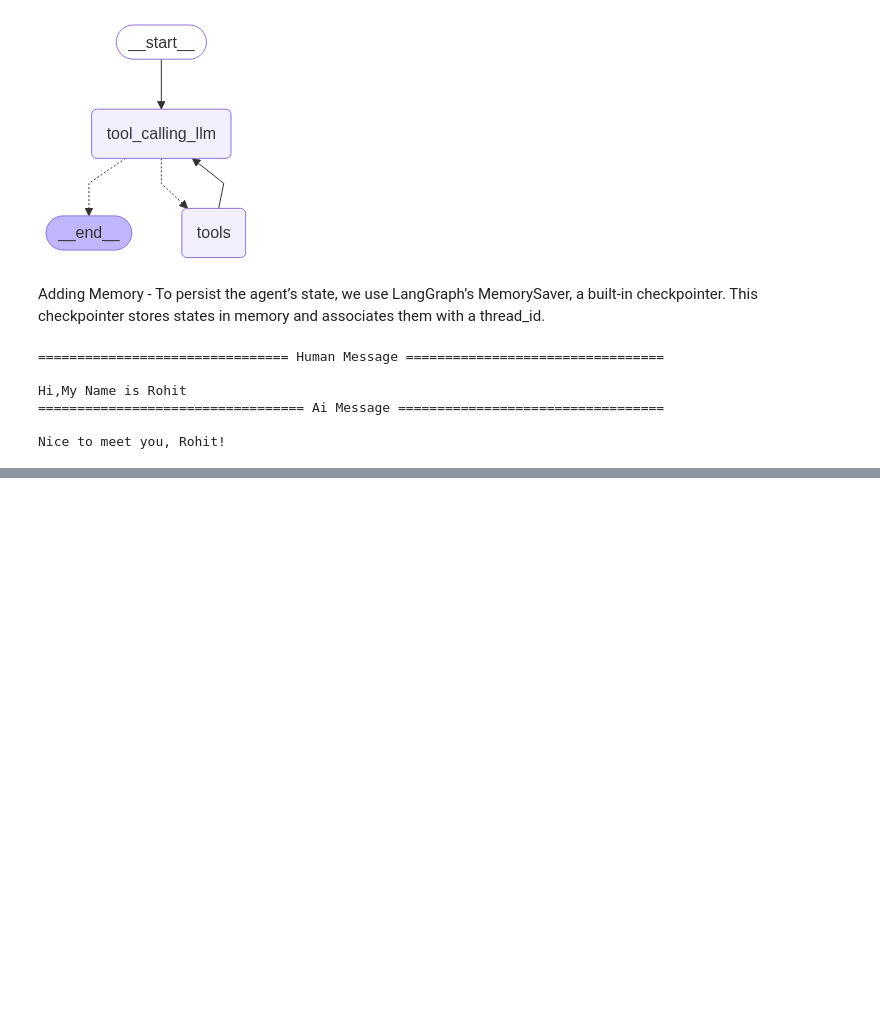
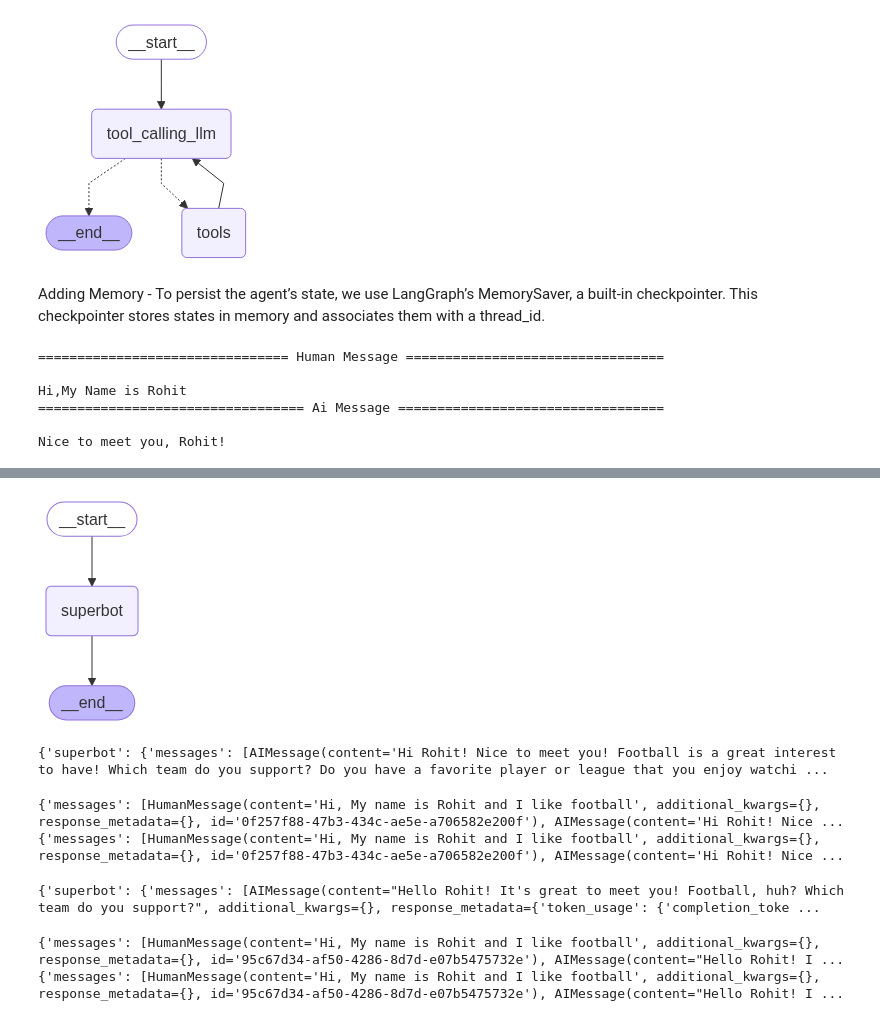
Before and after one commit to RohitRP22/Agentic_AI_repo, a Jupyter notebook: basic_chatbot/basic_chatbot.ipynb, the cells around one changed output, grey strips where cells are left out. Drawn from its saved outputs; the diff is of its cells as text; code cells hidden in the pictures; blank space fills up the shorter version.

Commit message:
Streaming (stream and astream technique)

```diff
--- a/basic_chatbot/basic_chatbot.ipynb
+++ b/basic_chatbot/basic_chatbot.ipynb
@@ -433,0 +460,53 @@ response['messages'][-1].content
+# %%
+from langgraph.checkpoint.memory import MemorySaver
+memory = MemorySaver()
+# %%
+def superbot(state: state) -> str:
+    """_summary_
+
+    Args:
+        state (state): _description_
+
+    Returns:
+        str: _description_
+    """
+    return {"messages": [llm.invoke(state["messages"])]}
+# %%
+graph = StateGraph(state)
+
+graph.add_node('superbot', superbot)
+# add the edge from START to the superbot node
+graph.add_edge(START, 'superbot')
+graph.add_edge('superbot', END)
+# Create the graph or compile the graph
+graph_builder = graph.compile(checkpointer=memory)
+
+display(Image(graph_builder.get_graph().draw_mermaid_png()))
+# %% [output]
+[figure, added]
+# %%
+config = {"configurable":{"thread_id": "3"}}
+
+for message in graph_builder.stream({"messages": ["Hi, My name is Rohit and I like football"]}, config, stream_mode = "updates"):
+    print(message)
+# %% [output]
+{'superbot': {'messages': [AIMessage(content='Hi Rohit! Nice to meet you! Football is a great interest to have! Which team do you support? Do you have a favorite player or league that you enjoy watchi ...
+# %%
+for message in graph_builder.stream({"messages": ["Hi, My name is Rohit and I like football"]}, config, stream_mode = "values"):
+    print(message)
+# %% [output]
+{'messages': [HumanMessage(content='Hi, My name is Rohit and I like football', additional_kwargs={}, response_metadata={}, id='0f257f88-47b3-434c-ae5e-a706582e200f'), AIMessage(content='Hi Rohit! Nice ...
+{'messages': [HumanMessage(content='Hi, My name is Rohit and I like football', additional_kwargs={}, response_metadata={}, id='0f257f88-47b3-434c-ae5e-a706582e200f'), AIMessage(content='Hi Rohit! Nice ...
+# %%
+config = {"configurable":{"thread_id": "4"}}
+
+for message in graph_builder.stream({"messages": ["Hi, My name is Rohit and I like football"]}, config, stream_mode = "updates"):
+    print(message)
+# %% [output]
+{'superbot': {'messages': [AIMessage(content="Hello Rohit! It's great to meet you! Football, huh? Which team do you support?", additional_kwargs={}, response_metadata={'token_usage': {'completion_toke ...
+# %%
+for message in graph_builder.stream({"messages": ["I Also like Cricket"]}, config, stream_mode = "values"):
+    print(message)
+# %% [output]
+{'messages': [HumanMessage(content='Hi, My name is Rohit and I like football', additional_kwargs={}, response_metadata={}, id='95c67d34-af50-4286-8d7d-e07b5475732e'), AIMessage(content="Hello Rohit! I ...
+{'messages': [HumanMessage(content='Hi, My name is Rohit and I like football', additional_kwargs={}, response_metadata={}, id='95c67d34-af50-4286-8d7d-e07b5475732e'), AIMessage(content="Hello Rohit! I ...
```
Also changed, not shown: parts of 18 cells of this notebook.
